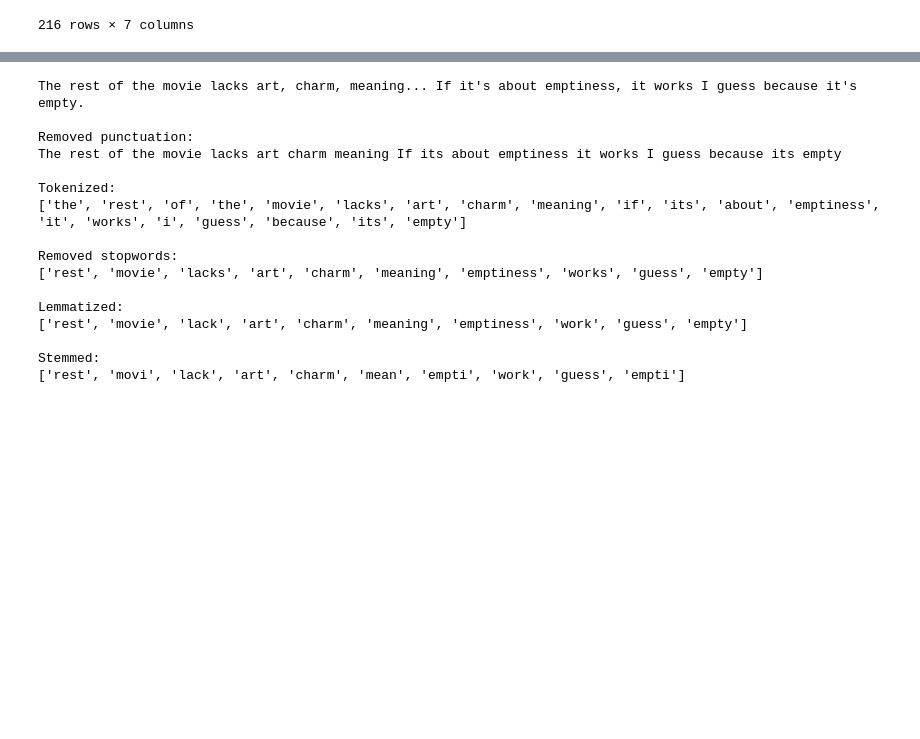
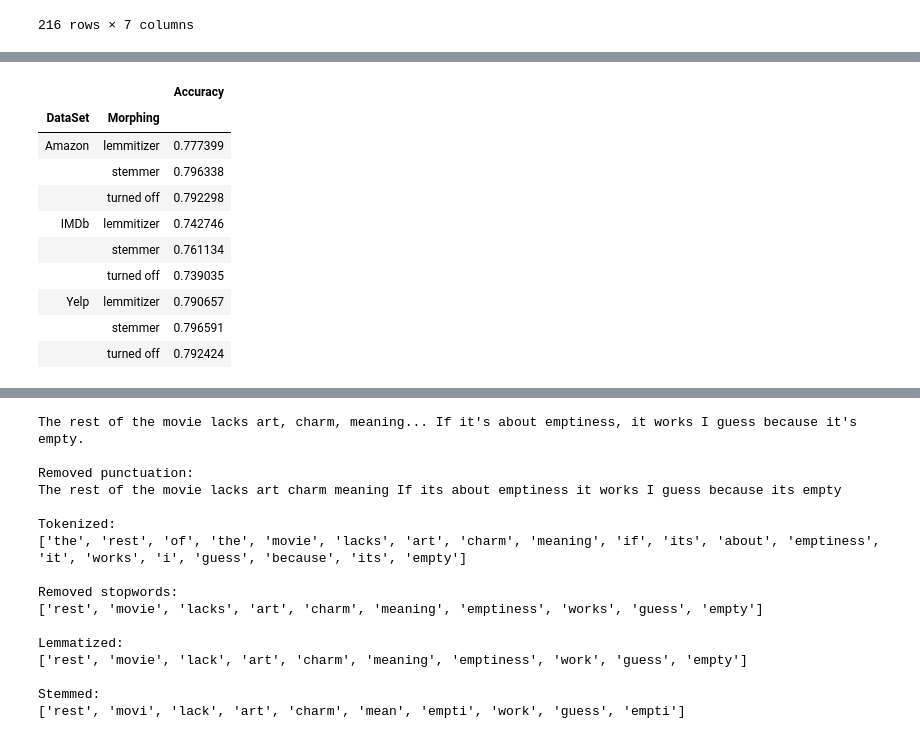
Before and after one commit to greghvk/eksploracja_danych_projekt, a Jupyter notebook: Eksploracja_projekt.ipynb, the cells around one changed output, grey strips where cells are left out. Saved outputs shown, nothing was run; the diff lists cells and outputs as text; code cells hidden in the pictures; blank space fills up the shorter version.

Commit message:
additional tables

```diff
--- a/Eksploracja_projekt.ipynb
+++ b/Eksploracja_projekt.ipynb
@@ -363,0 +386,14 @@ results
+# %%
+results.groupby(['DataSet', 'Morphing']).mean()
+# %% [output]
+|  |  | Accuracy |
+| DataSet | Morphing |  |
+| Amazon | lemmitizer | 0.777399 |
+|  | stemmer | 0.796338 |
+|  | turned off | 0.792298 |
+| IMDb | lemmitizer | 0.742746 |
+|  | stemmer | 0.761134 |
+|  | turned off | 0.739035 |
+| Yelp | lemmitizer | 0.790657 |
+|  | stemmer | 0.796591 |
+|  | turned off | 0.792424 |
```
Also changed, not shown: parts of 4 cells of this notebook.
